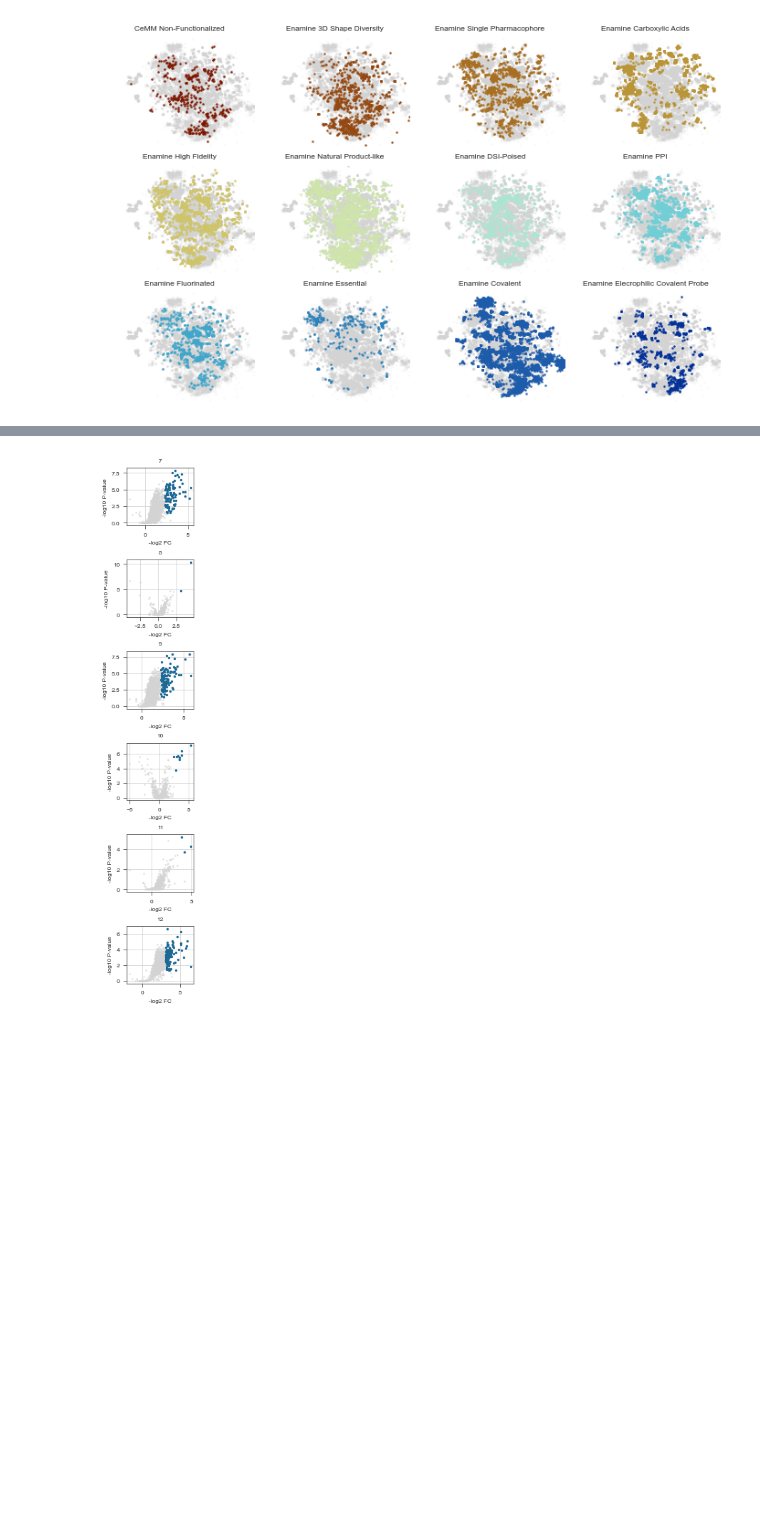
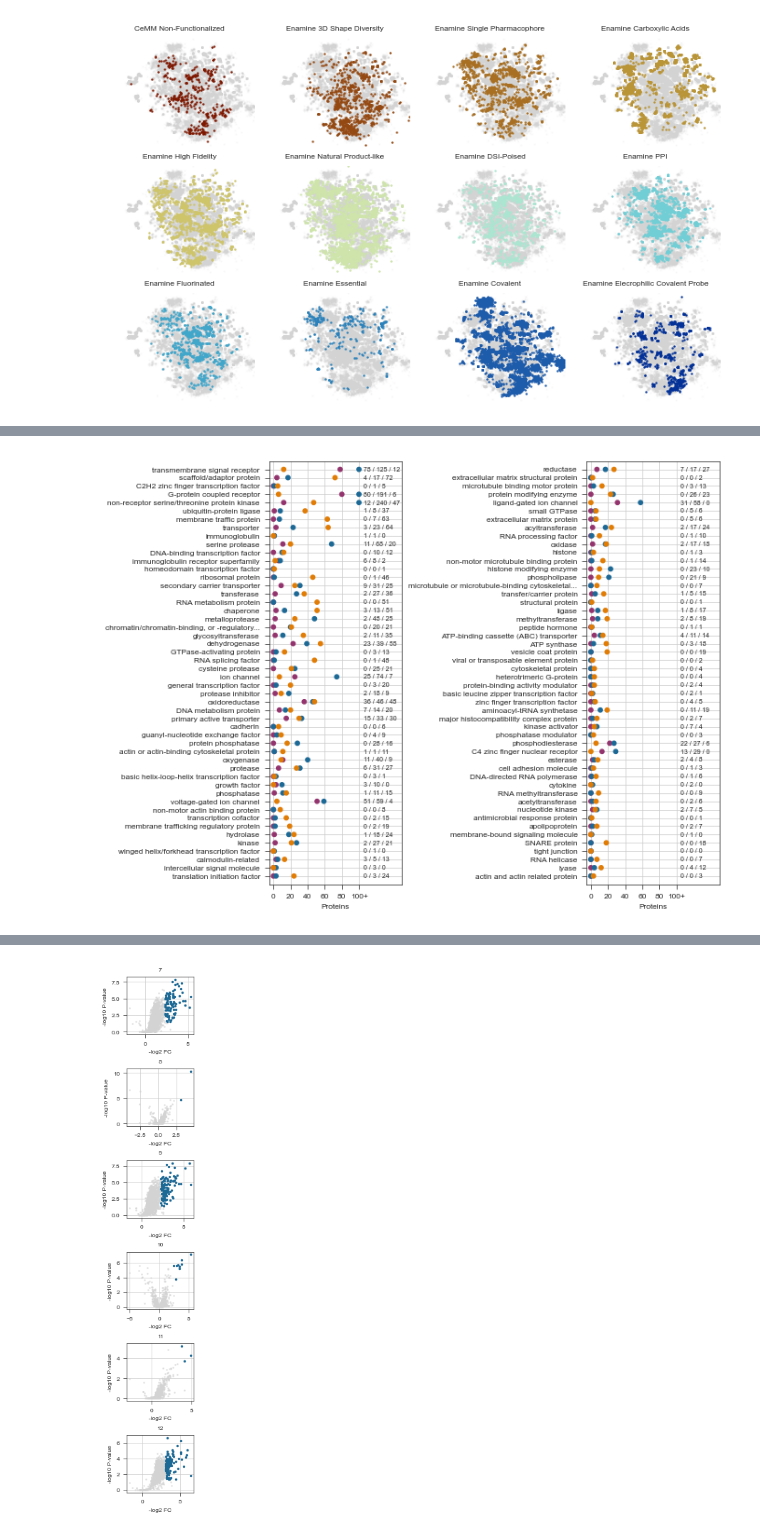
Before and after one commit to ligand-discovery/primary-paper-figures, a Jupyter notebook: notebooks/Figure-S1.ipynb, the cells around one changed output, grey strips where cells are left out. Saved outputs shown, nothing was run; the diff lists cells and outputs as text; code cells hidden in the pictures; blank space fills up the shorter version.

```diff
--- a/notebooks/Figure-S1.ipynb
+++ b/notebooks/Figure-S1.ipynb
@@ -171,0 +174,14 @@ plt.savefig("../assets/specificy-cumulative.pdf")
+# %%
+import pandas as pd
+import csv
+import collections
+
+df = pd.read_csv("../data/finalScreen.tsv", sep="\t")
+df = df[df["nUniq"] >= 2]
+db = df[df["l2fc"] >= 2.3]
+db = db[db["l2fcM"] >= 1]
+db = db[db["ml10p"] > -np.log10(0.05)]
+db = db[db["ml10adjP"] > -np.log10(2.5)]
+db = db[db["rankRel"] < 500]
+
+bdprots = set(db["accession"])
@@ -172,3 +212,34 @@ plt.savefig("../assets/specificy-cumulative.pdf")
+# %%
+import numpy as np
+import textwrap
+
+def ranking_plot(ax, terms):
+    colors = [NamedColors().purple, NamedColors().blue, NamedColors().orange]
+    for i, t in enumerate(terms):
+        a = len(data[t].intersection(tclin))
+        b = len(data[t].intersection(tchem))
+        c = len(data[t].intersection(bdprots))
+        ax.scatter(np.clip([a, b, c], 0, 100), [i]*3, color=colors)
+        ax.text(105, i, "{0} / {1} / {2}".format(a, b, c), va="center", ha="left")
+    ax.set_yticks([i for i in range(len(terms))])
+    ax.set_yticklabels([textwrap.shorten(x, width=50, placeholder="...") for x in terms])
+    ax.set_xticks([0, 20, 40, 60, 80, 100])
+    ax.set_xticklabels(["0", "20", "40", "60", "80", "100+"])
+    ax.set_ylim(len(terms), -1)
+    ax.set_xlim(-5, 150)
+    stylia.label(ax, title="", ylabel="", xlabel="Proteins")
+
+fig, axs = stylia.create_figure(1,2, width=TWO_COLUMNS_WIDTH*0.95, height=TWO_COLUMNS_WIDTH*0.7)
+ax = axs.next()
+ranking_plot(ax, sorted_keys[:50])
+ax = axs.next()
+ranking_plot(ax, sorted_keys[50:])
+plt.tight_layout()
+
+stylia.save_figure("../assets/panther_protein_coverage.png")
+stylia.save_figure("../assets/panther_protein_coverage.pdf")
+# %% [output]
+[figure, added]
 # %%
 import pandas as pd
 import collections
```
Also changed, not shown: parts of 5 cells of this notebook, 25 other files.
